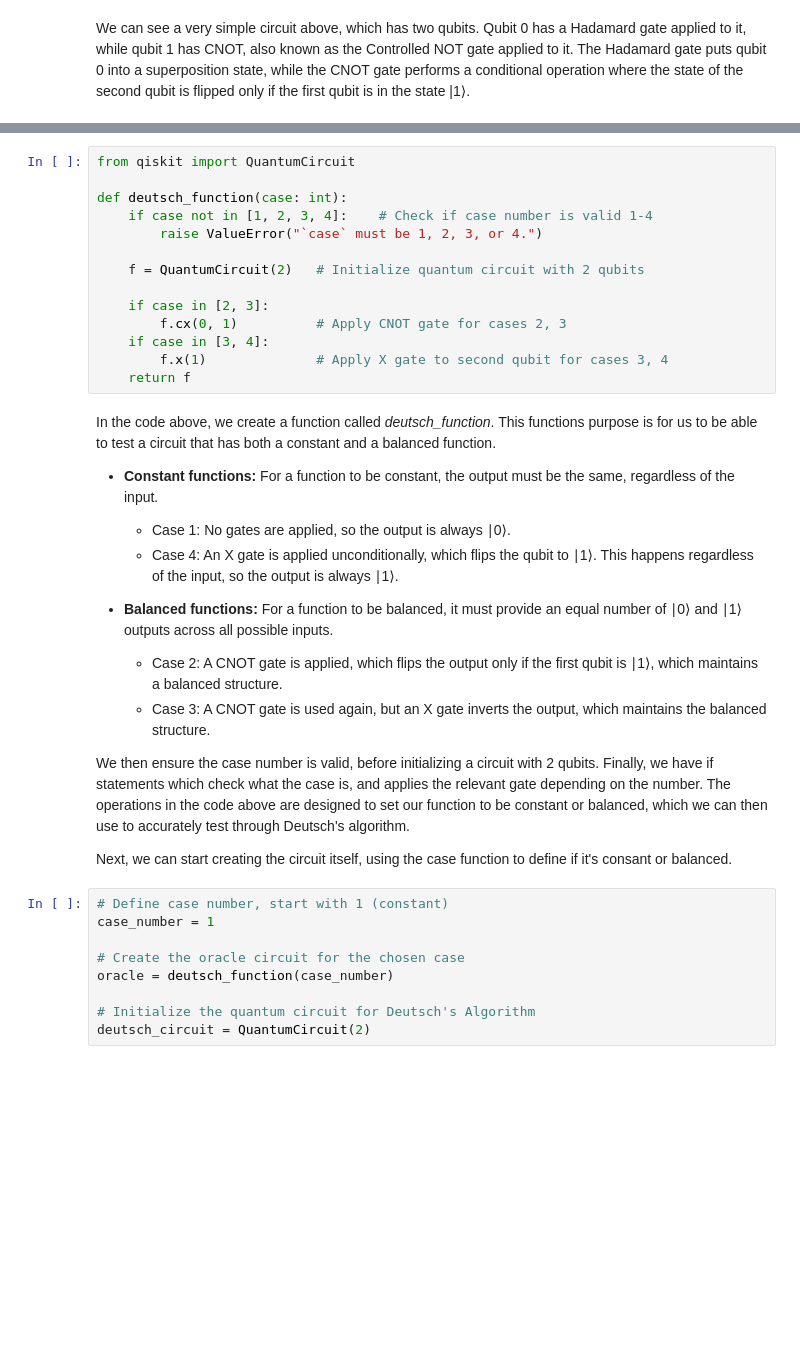
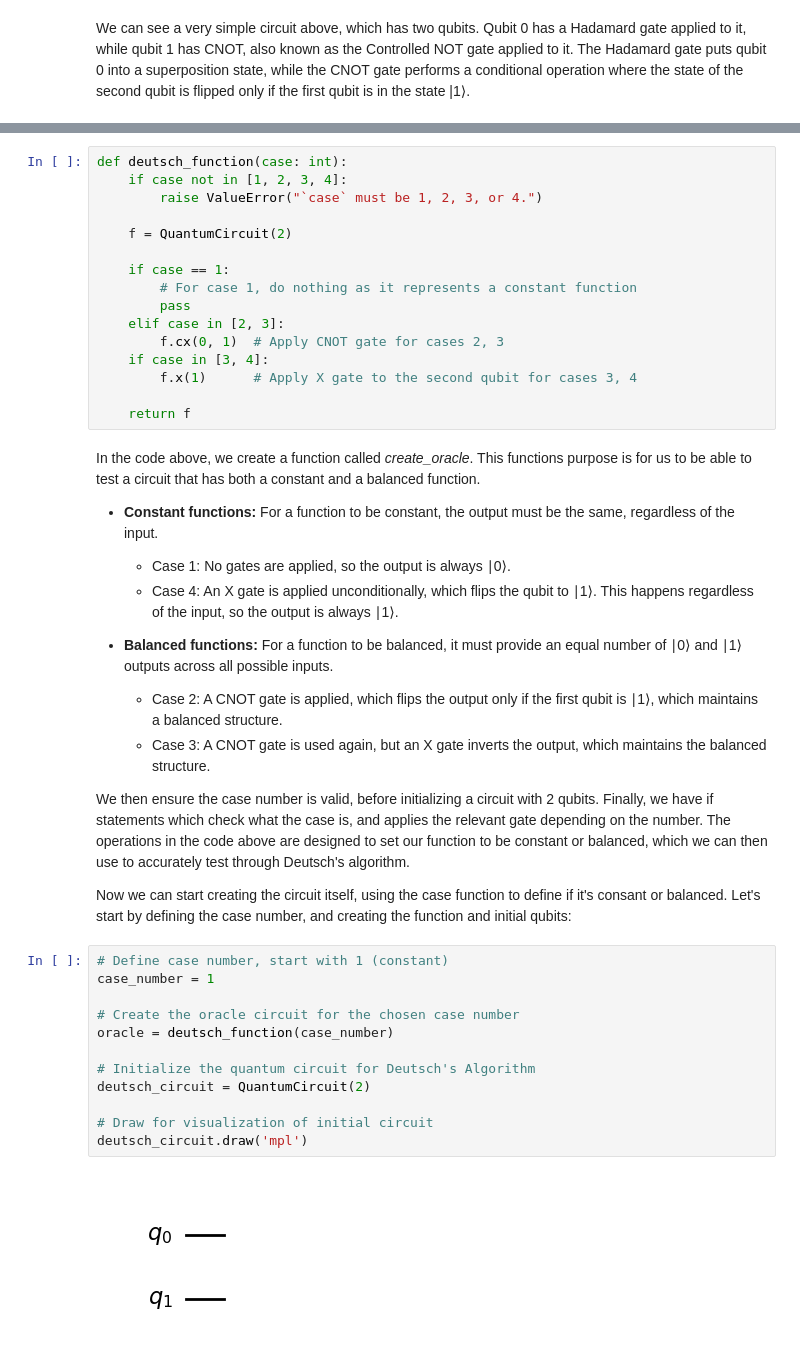
Before and after one commit to Owen-kc/EmergingTechnologies, a Jupyter notebook: project.ipynb, the cells around one changed output, grey strips where cells are left out. Drawn from its saved outputs; the diff is of its cells as text; blank space fills up the shorter version.

Commit message:
Continue Deutsch's algorithm in qiskit

```diff
--- a/project.ipynb
+++ b/project.ipynb
@@ -191,19 +190,21 @@ Let's begin by starting our implementation of the quantum circuit for Deutsch's
 # %%
-from qiskit import QuantumCircuit
-
 def deutsch_function(case: int):
-    if case not in [1, 2, 3, 4]:    # Check if case number is valid 1-4
+    if case not in [1, 2, 3, 4]:
         raise ValueError("`case` must be 1, 2, 3, or 4.")
 
-    f = QuantumCircuit(2)   # Initialize quantum circuit with 2 qubits
+    f = QuantumCircuit(2)
 
-    if case in [2, 3]:
-        f.cx(0, 1)          # Apply CNOT gate for cases 2, 3
+    if case == 1:
+        # For case 1, do nothing as it represents a constant function
+        pass
+    elif case in [2, 3]:
+        f.cx(0, 1)  # Apply CNOT gate for cases 2, 3
     if case in [3, 4]:
-        f.x(1)              # Apply X gate to second qubit for cases 3, 4
+        f.x(1)      # Apply X gate to the second qubit for cases 3, 4
+
     return f
 # %% [markdown]
-In the code above, we create a function called *deutsch_function*. This functions purpose is for us to be able to test a circuit that has both a constant and a balanced function.
+In the code above, we create a function called *create_oracle*. This functions purpose is for us to be able to test a circuit that has both a constant and a balanced function.
 
 - **Constant functions:** For a function to be constant, the output must be the same, regardless of the input.
     - Case 1: No gates are applied, so the output is always ∣0⟩.
@@ -215,13 +216,18 @@ In the code above, we create a function called *deutsch_function*. This function
 
 We then ensure the case number is valid, before initializing a circuit with 2 qubits. Finally, we have if statements which check what the case is, and applies the relevant gate depending on the number. The operations in the code above are designed to set our function to be constant or balanced, which we can then use to accurately test through Deutsch's algorithm.
 
-Next, we can start creating the circuit itself, using the case function to define if it's consant or balanced.
+Now we can start creating the circuit itself, using the case function to define if it's consant or balanced. Let's start by defining the case number, and creating the function and initial qubits:
 # %%
 # Define case number, start with 1 (constant)
 case_number = 1
 
-# Create the oracle circuit for the chosen case
+# Create the oracle circuit for the chosen case number
 oracle = deutsch_function(case_number)
 
 # Initialize the quantum circuit for Deutsch's Algorithm
 deutsch_circuit = QuantumCircuit(2)
+
+# Draw for visualization of initial circuit
+deutsch_circuit.draw('mpl')
+# %% [output]
+[figure, added]
```
Also changed, not shown: parts of 11 cells of this notebook.
